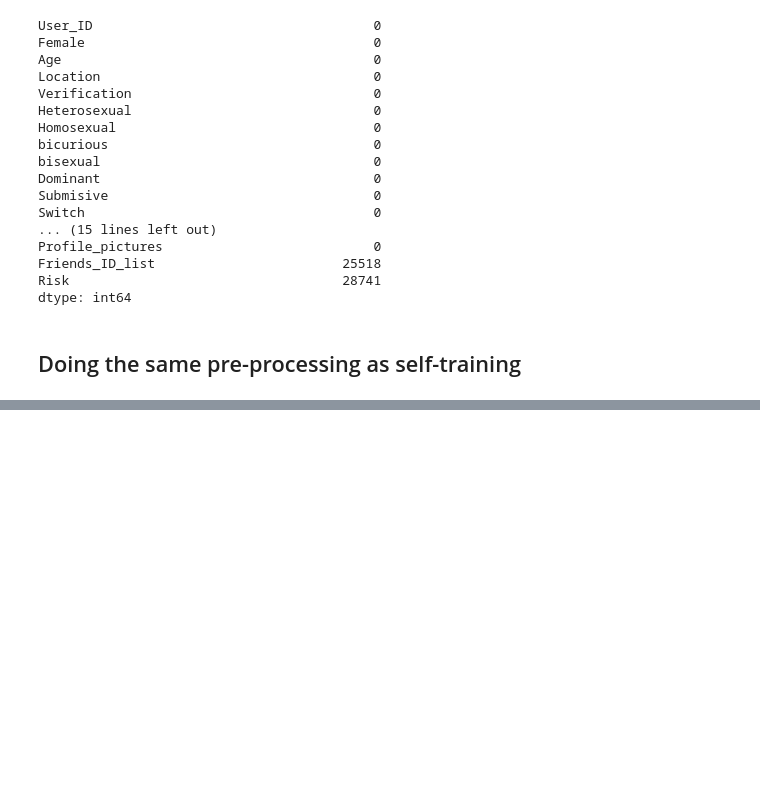
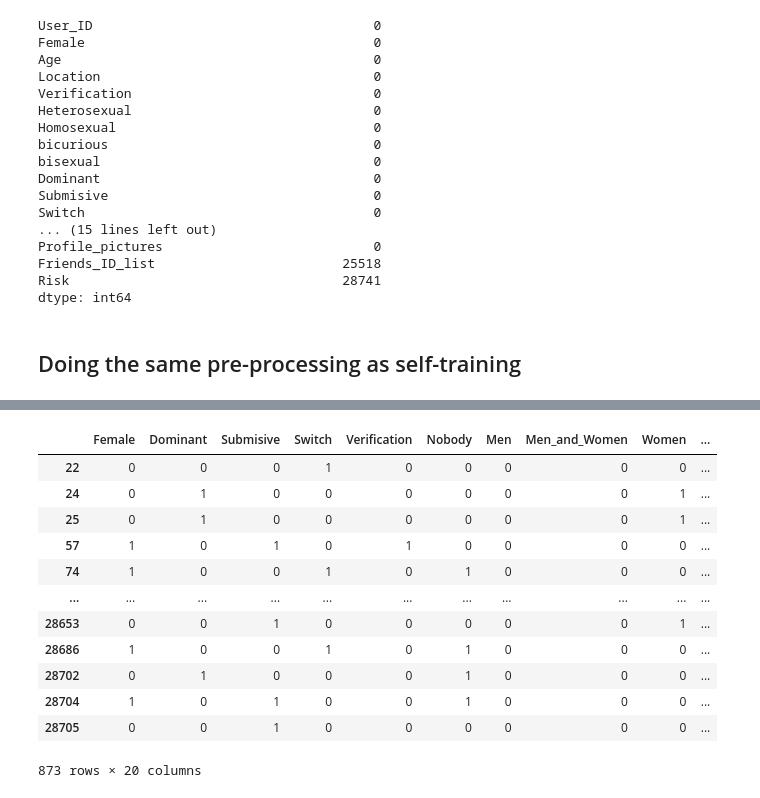
Before and after one commit to shailx383/crux-round3, a Jupyter notebook: co-training.ipynb, the cells around one changed output, grey strips where cells are left out. Drawn from its saved outputs; the diff is of its cells as text; code cells hidden in the pictures; blank space fills up the shorter version.

```diff
--- a/co-training.ipynb
+++ b/co-training.ipynb
@@ -62,0 +227,2 @@ df = df.drop('Friends_ID_list', axis = 1)
+# %%
+early_stop = EarlyStopping(monitor='val_loss', mode='min', verbose=1, patience=1)
@@ -62,0 +250,5 @@ df = df.drop('Friends_ID_list', axis = 1)
+# %%
+v1_u = view1[view1['Risk'].isna()]
+v1_l = view1.dropna()
+v2_u = view2[view2['Risk'].isna()]
+v2_l = view2.dropna()
@@ -62,0 +319,16 @@ df = df.drop('Friends_ID_list', axis = 1)
+# %%
+out[0]
+# %% [output]
+|  | Female | Dominant | Submisive | Switch | Verification | Nobody | Men | Men_and_Women | Women | ... |
+| 22 | 0 | 0 | 0 | 1 | 0 | 0 | 0 | 0 | 0 | ... |
+| 24 | 0 | 1 | 0 | 0 | 0 | 0 | 0 | 0 | 1 | ... |
+| 25 | 0 | 1 | 0 | 0 | 0 | 0 | 0 | 0 | 1 | ... |
+| 57 | 1 | 0 | 1 | 0 | 1 | 0 | 0 | 0 | 0 | ... |
+| 74 | 1 | 0 | 0 | 1 | 0 | 1 | 0 | 0 | 0 | ... |
+| ... | ... | ... | ... | ... | ... | ... | ... | ... | ... | ... |
+| 28653 | 0 | 0 | 1 | 0 | 0 | 0 | 0 | 0 | 1 | ... |
+| 28686 | 1 | 0 | 0 | 1 | 0 | 1 | 0 | 0 | 0 | ... |
+| 28702 | 0 | 1 | 0 | 0 | 0 | 1 | 0 | 0 | 0 | ... |
+| 28704 | 1 | 0 | 1 | 0 | 0 | 1 | 0 | 0 | 0 | ... |
+| 28705 | 0 | 0 | 1 | 0 | 0 | 0 | 0 | 0 | 0 | ... |
+873 rows × 20 columns
```
Also changed, not shown: parts of 30 cells of this notebook, 4 other files.
